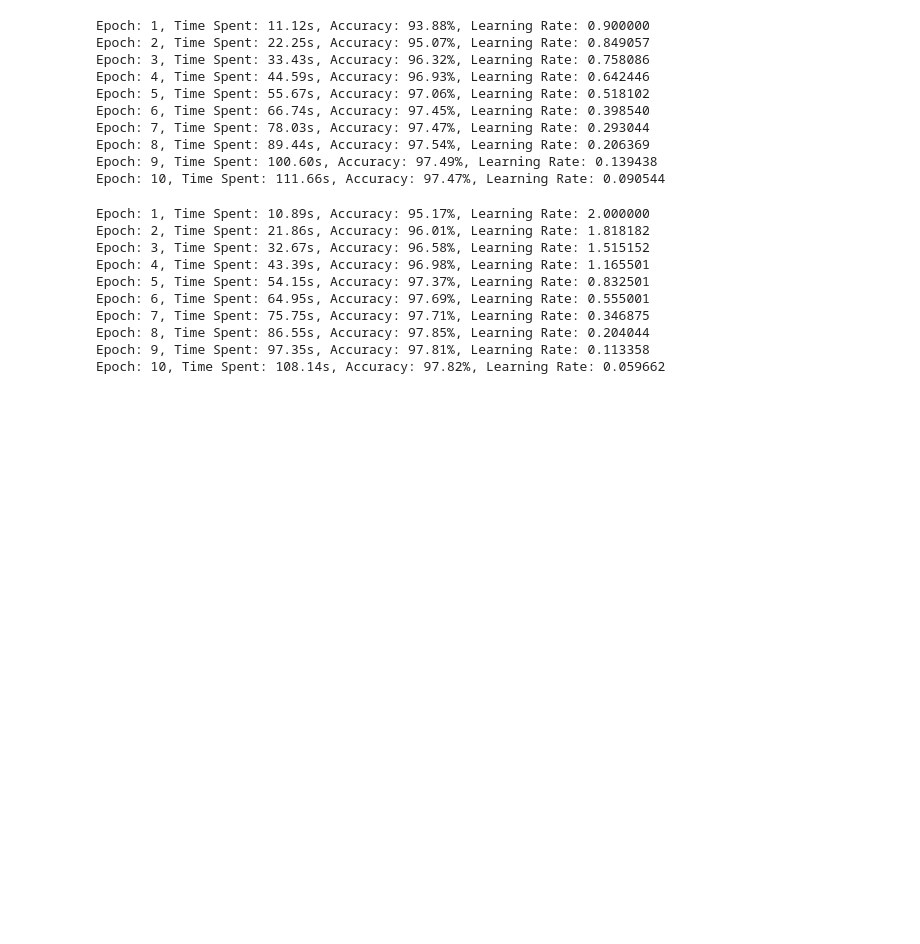
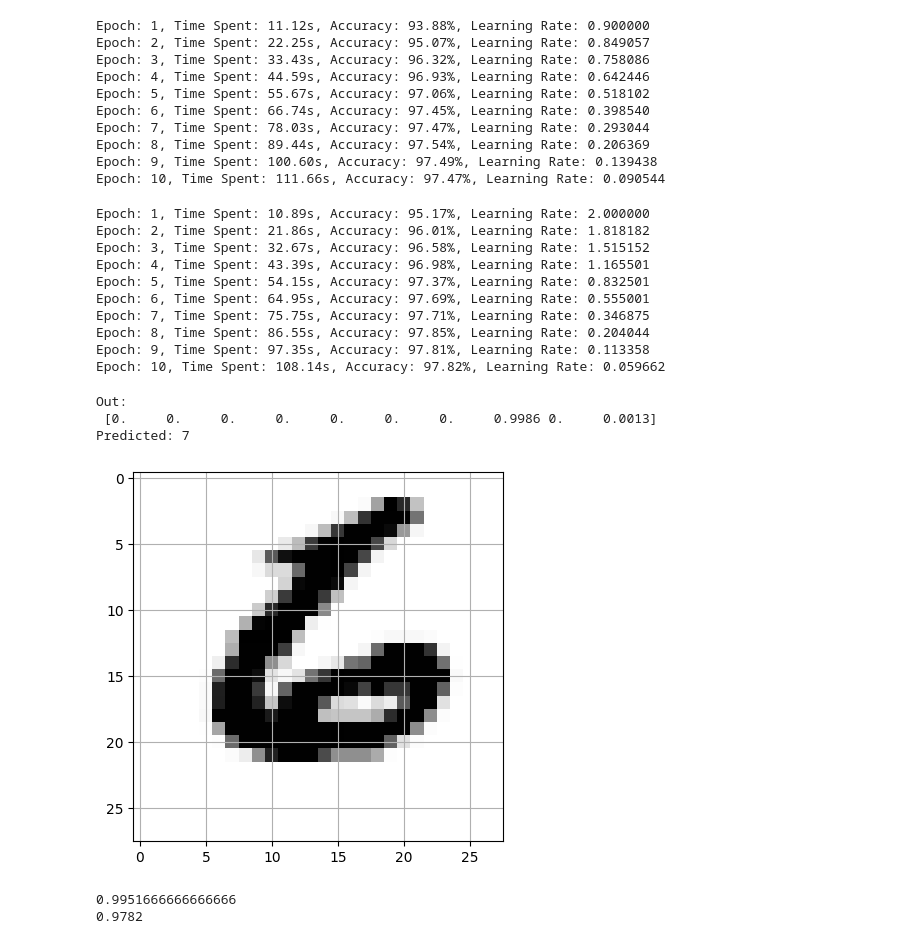
Before and after one commit to pdsdm/MNIST-proj, a Jupyter notebook: main.ipynb, the cells around one changed output. Cells and saved outputs as stored; diff of their text form; code cells hidden in the pictures; blank space fills up the shorter version.

Commit message:
updated with new repr and forwarding out

```diff
--- a/main.ipynb
+++ b/main.ipynb
@@ -96,7 +96,15 @@ train_list[num]
 # %% [output]
 '3,0,0,0,0,0,0,0,0,0,0,0,0,0,0,0,0,0,0,0,0,0,0,0,0,0,0,0,0,0,0,0,0,0,0,0,0,0,0,0,0,0,0,0,0,0,0,0,0,0,0,0,0,0,0,0,0,0,0,0,0,0,0,0,0,0,0,0,0,0,0,0,0,0,0,0,0,0,0,0,0,0,0,0,0,0,0,0,0,0,0,0,0,0,0,0,0,0,0,0 ...
 # %%
-values = train_list[num].split(",")
-images_array = np.asarray(values[1:], dtype=float).reshape((28,28))
-plt.imshow(images_array, cmap = "Grays", interpolation = "None")
-plt.grid(True, "major")
+class Representations:
+    def rep_imag(list = train_list, num=0):
+        values = list[num].split(",")
+        images_array = np.asarray(values[1:], dtype=float).reshape((28,28))
+        plt.imshow(images_array, cmap = "Grays", interpolation = "None")
+        plt.grid(True, "major")
+
+    def rep_matrix (list = train_list, num=0):
+        values = list[num].split(",")
+        images_array = np.asarray(values[1:], dtype=float).reshape((28,28))
+        image_matrix = images_array.astype(int)
+        print(pd.DataFrame(image_matrix).to_string(index=False, header=False))
@@ -403,9 +316,9 @@ class CNN_decay:
             if self.params[key].shape == val.shape:
                 self.params[key] -= self.lr * val
 
-    def compute_accuracy(self, test_list):
+    def compute_accuracy(self, list=train_list):
         predictions = []
-        for x in test_list:
+        for x in list:
             values = x.split(',')
             inputs = (np.asarray(values[1:], dtype=np.float32) / 255.0 * 0.99) + 0.01
             targets = np.zeros(10) + 0.01
@@ -461,3 +374,35 @@ Epoch: 7, Time Spent: 75.75s, Accuracy: 97.71%, Learning Rate: 0.346875
 Epoch: 8, Time Spent: 86.55s, Accuracy: 97.85%, Learning Rate: 0.204044
 Epoch: 9, Time Spent: 97.35s, Accuracy: 97.81%, Learning Rate: 0.113358
 Epoch: 10, Time Spent: 108.14s, Accuracy: 97.82%, Learning Rate: 0.059662
+# %%
+def forwarding_output(input_data=None, num=None, neural = dnn3):
+    if num is not None:
+        values = train_list[num].split(',')
+        inputs = (np.asarray(values[1:], dtype=np.float32) / 255.0 * 0.99) + 0.01  # Normalizar
+    elif input_data is not None:
+        inputs = (np.asarray(input_data, dtype=np.float32) / 255.0 * 0.99) + 0.01  # Normalizar
+    else:
+        print("Error")
+        return
+
+    result = neural.forward_pass(inputs)
+    np.set_printoptions(suppress=True, precision=4)
+    print("Out:\n", result)
+    predicted_label = np.argmax(result)
+    print(f"Predicted: {predicted_label}")
+# %%
+num = 9999
+
+forwarding_output(None, num)
+Representations.rep_imag(test_list, num)
+# %% [output]
+Out:
+ [0.     0.     0.     0.     0.     0.     0.     0.9986 0.     0.0013]
+Predicted: 7
+[figure, added]
+# %%
+print(dnn3.compute_accuracy(train_list))
+print(dnn3.compute_accuracy(test_list))
+# %% [output]
+0.9951666666666666
+0.9782
```
Also changed, not shown: parts of 5 cells of this notebook.
